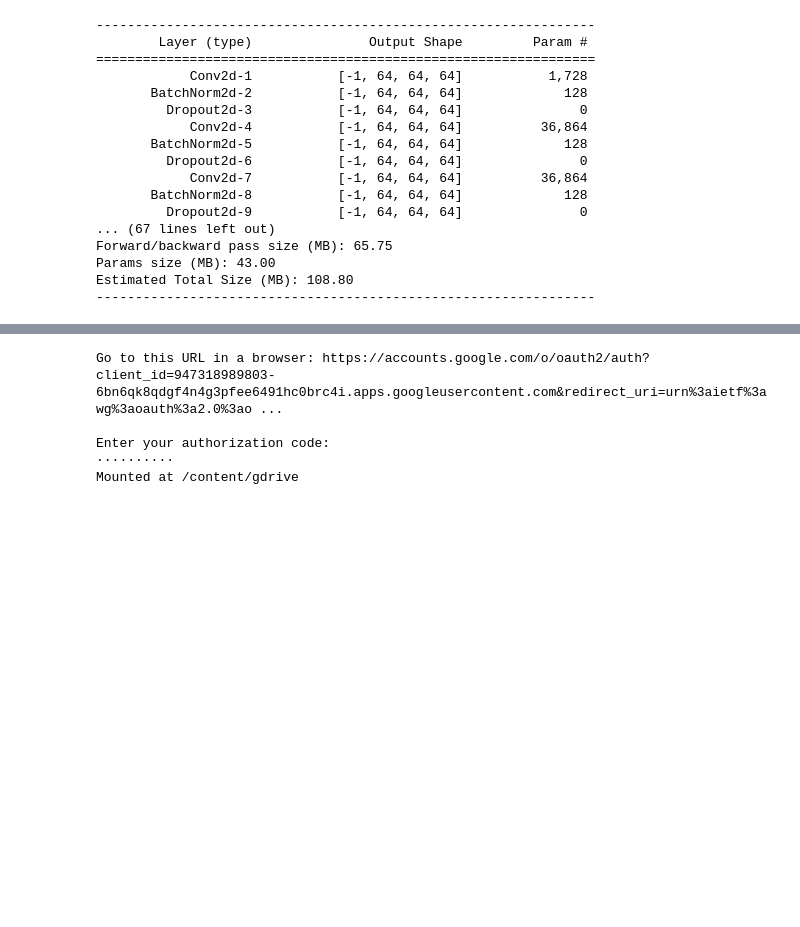
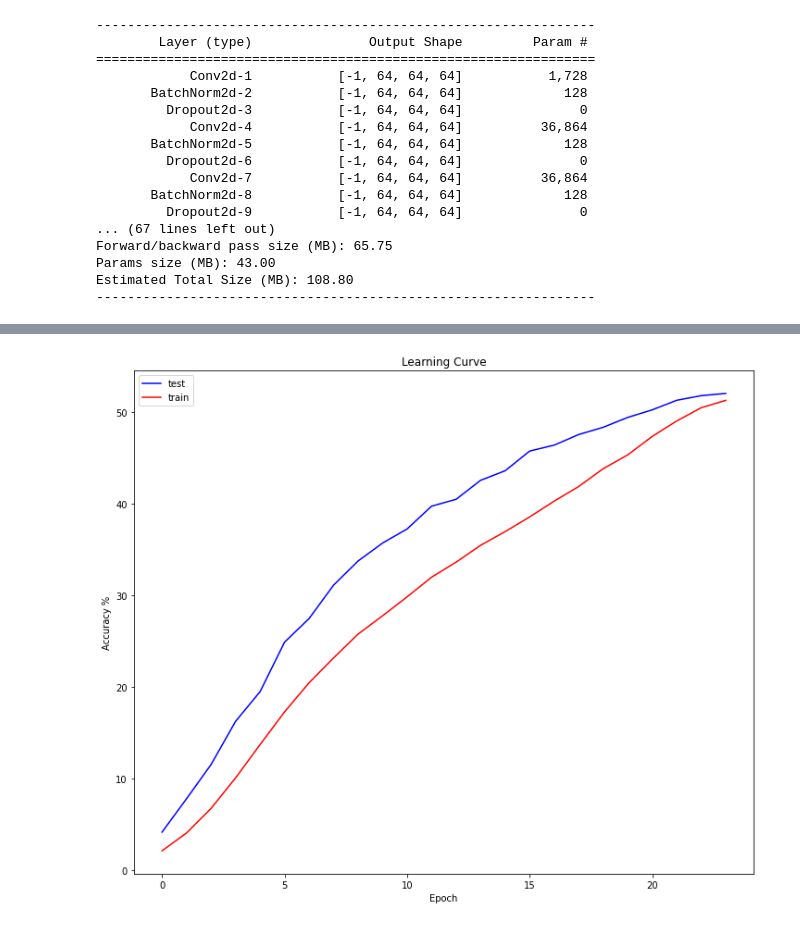
Before and after one commit to bikash-bhoi/eva4, a Jupyter notebook: Session12/Session_12_TinyImgNet_1.ipynb, the cells around one changed output, grey strips where cells are left out. Saved outputs shown, nothing was run; the diff lists cells and outputs as text; code cells hidden in the pictures; blank space fills up the shorter version.

```diff
--- a/Session12/Session_12_TinyImgNet_1.ipynb
+++ b/Session12/Session_12_TinyImgNet_1.ipynb
@@ -181,15 +111,15 @@ lr_range_test(lrs,model,device,train_loader, test_loader)
 # %%
+device= 'cuda' if torch.cuda.is_available() else 'cpu'
+#model = Net().to(device)
+optimizer = optim.SGD(model.parameters(), lr=0.1)
 
-optimizer = optim.SGD(model.parameters(), lr=0.01,  momentum=0.9)
-scheduler = OneCycleLR(optimizer, max_lr=0.3,  total_steps=50,pct_start=0.3, final_div_factor=1, div_factor=10)
-lrs=[]
+scheduler = OneCycleLR(optimizer, max_lr=0.4,  total_steps=25)
+learning_lr_trace= []
+for epoch in range(1, 25):
 
-for epoch in range(1, 50):
-    curr_lr=optimizer.param_groups[0]['lr']
-    lrs.append(curr_lr)
-    print(f'Epoch: {epoch} Learning_Rate {curr_lr}')
-    train_acc1 = train(model, device, train_loader, optimizer, epoch)
-    test_acc1 = test(model, device, test_loader)
-    print('Test acc:', test_acc1)
+    print(f'Epoch: {epoch} Learning_Rate {scheduler.get_lr()}')
+    learning_lr_trace.append(scheduler.get_lr())
+    train_loss, train_acc=train(model, device, train_loader, optimizer, epoch)
+    test_loss, test_acc_l1=test(model, device, test_loader)
     scheduler.step()
 # %% [output]
@@ -242,12 +161,16 @@ Epoch: 12 Learning_Rate 0.27054725013318404
-# %%
-from google.colab import drive
-drive.mount('/content/gdrive',force_remount=True)
-PATH = '/content/gdrive/My Drive/Colab Notebooks/eva4_s9/assignment11_ResNetcust_model.h5'
-!touch PATH
-torch.save(model.state_dict(), PATH)
-# %% [output]
-Go to this URL in a browser: https://accounts.google.com/o/oauth2/auth?client_id=947318989803-6bn6qk8qdgf4n4g3pfee6491hc0brc4i.apps.googleusercontent.com&redirect_uri=urn%3aietf%3awg%3aoauth%3a2.0%3ao ...
-
-Enter your authorization code:
-··········
-Mounted at /content/gdrive
+# %%
+fig= plt.figure(figsize=(12,10))
+ax= fig.add_subplot(1,1,1)
+#ax.plot( train_acc, color='red')
+ax.plot(test_acc_l1, color='blue',label='test')
+#ax2=fig.add_subplot(1,2,2)
+ax.plot( train_acc, color='red',label='train')
+ax.legend()
+#ax.set_ylim(97,100)
+ax.set_xlabel('Epoch')
+ax.set_ylabel('Accuracy %')
+ax.set_title('Learning Curve')
+plt.savefig('Learnig_curve.png')
+plt.show()
+# %% [output]
+[figure, added]
```
Also changed, not shown: parts of 17 cells of this notebook.
